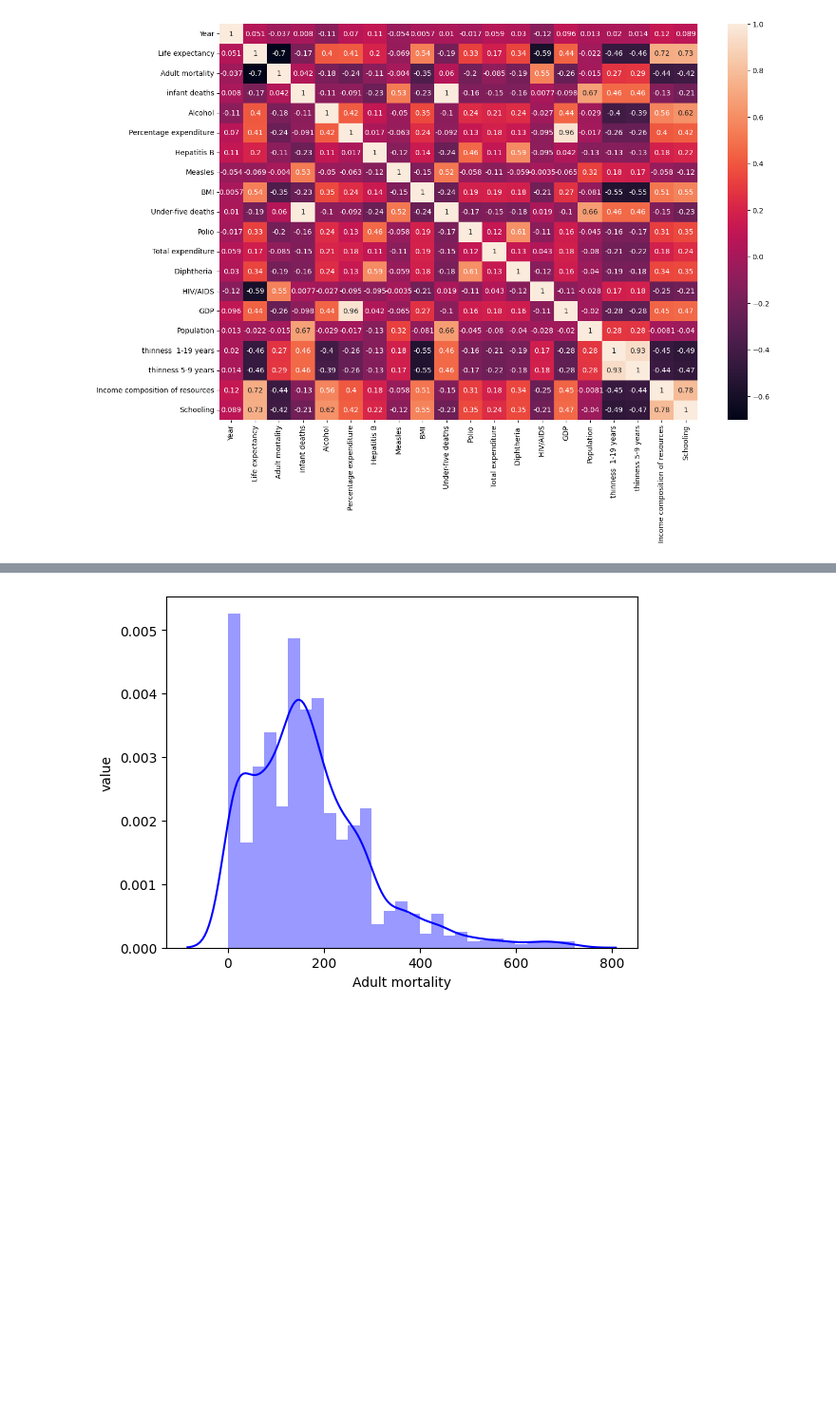
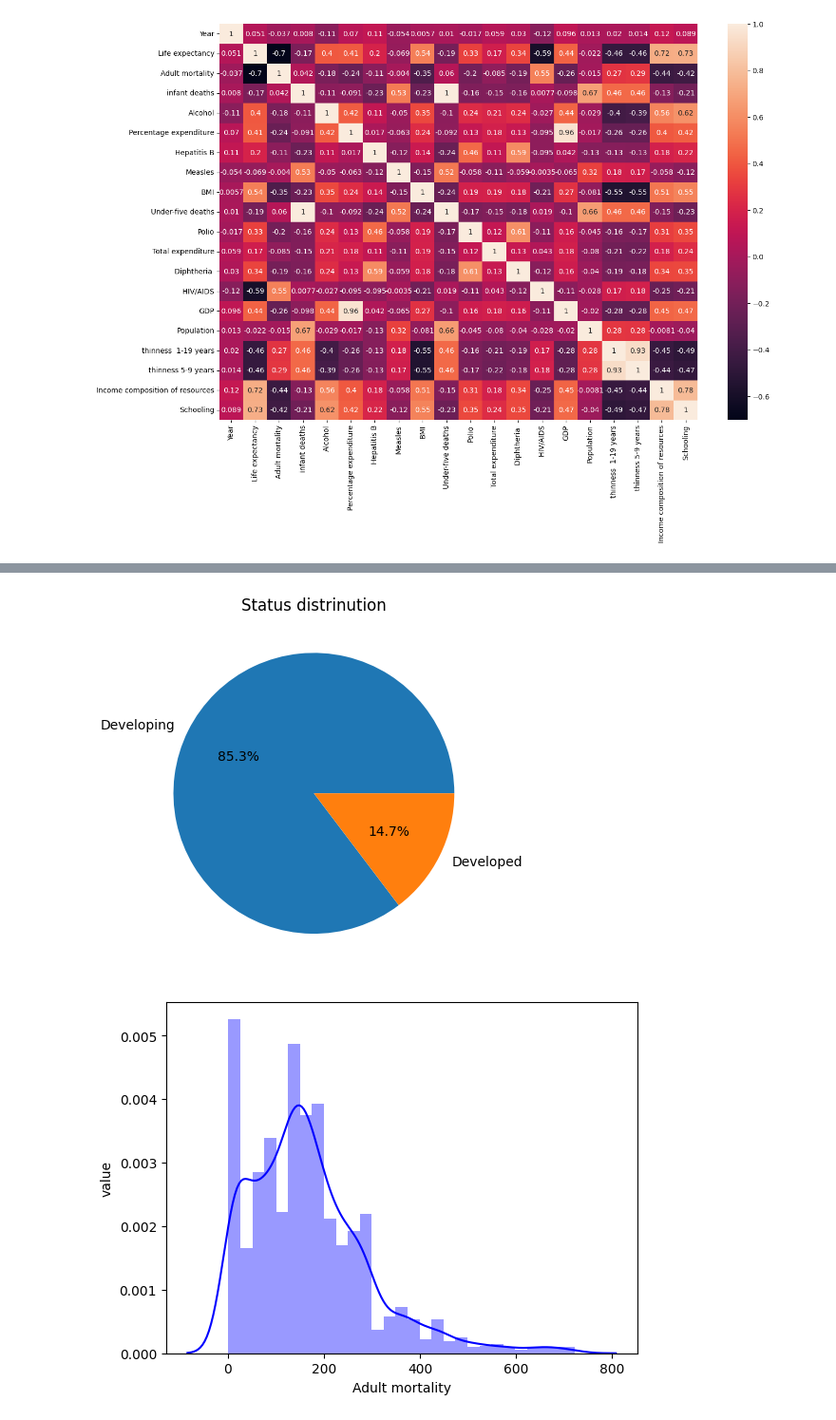
Before and after one commit to DataDrivenAkanksha/Life-expectancy-deep-learning, a Jupyter notebook: life_expactancy_deep_learning.ipynb, the cells around one changed output, grey strips where cells are left out. Shown at 95% size. Saved outputs shown, nothing was run; the diff lists cells and outputs as text; code cells hidden in the pictures; blank space fills up the shorter version.

```diff
--- a/life_expactancy_deep_learning.ipynb
+++ b/life_expactancy_deep_learning.ipynb
@@ -261,3 +270,10 @@ plt.show()
+# %%
+data=df['Status'].value_counts()
+plt.pie(data.values,labels=data.index,autopct='%1.1f%%')
+plt.title('Status distrinution')
+plt.show()
+# %% [output]
+[figure, added]
 # %%
 df1=df.select_dtypes(include=['float64','int64']).drop(columns=['Year','Life expectancy'])
 for i in df1.columns:
```
Also changed, not shown: parts of 12 cells of this notebook.
